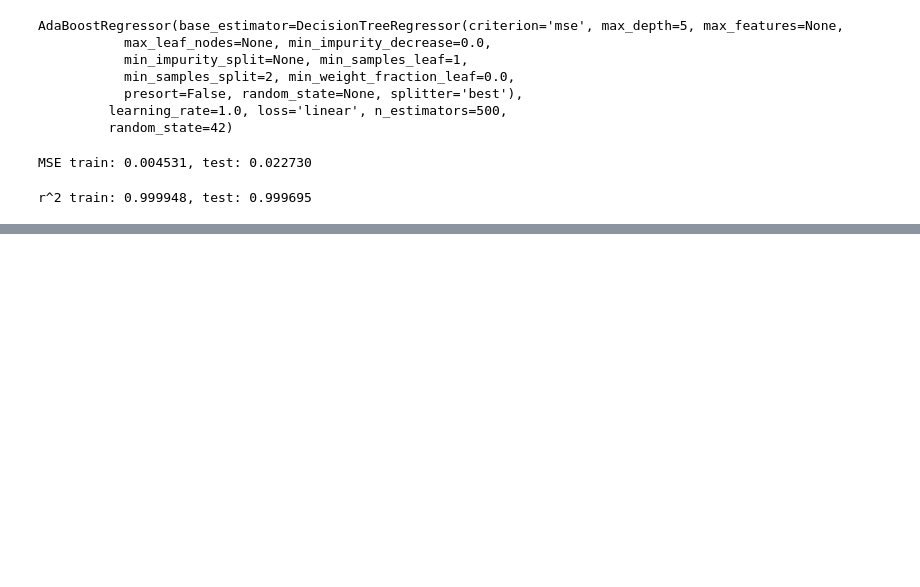
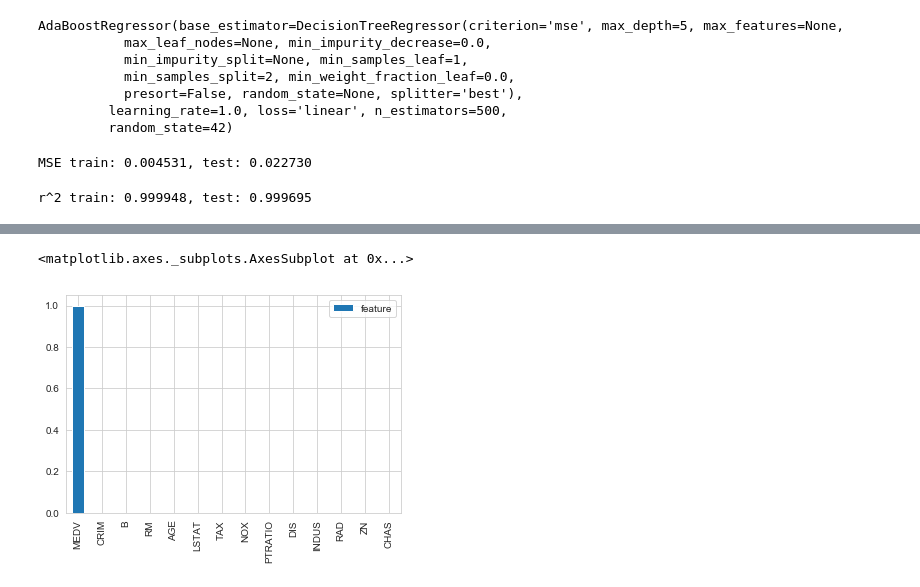
Before and after one commit to AvinashTiwari/Artifical-intelligence, a Jupyter notebook: 3_Machine_Learning/15_Non_Linear_Relation/15_Non_Linear.ipynb, the cells around one changed output, grey strips where cells are left out. Saved outputs shown, nothing was run; the diff lists cells and outputs as text; code cells hidden in the pictures; blank space fills up the shorter version.

```diff
--- a/3_Machine_Learning/15_Non_Linear_Relation/15_Non_Linear.ipynb
+++ b/3_Machine_Learning/15_Non_Linear_Relation/15_Non_Linear.ipynb
@@ -132,0 +148,3 @@ r^2 train: 0.999948, test: 0.999695
+# %%
+result = pd.DataFrame(ada.feature_importances_, df.columns)
+result.columns=['feature']
@@ -132,0 +169,5 @@ r^2 train: 0.999948, test: 0.999695
+# %%
+result.sort_values(by='feature',ascending=False).plot(kind='bar')
+# %% [output]
+<matplotlib.axes._subplots.AxesSubplot at 0x...>
+[figure, added]
```
Also changed, not shown: parts of 4 cells of this notebook, 1 other file.
